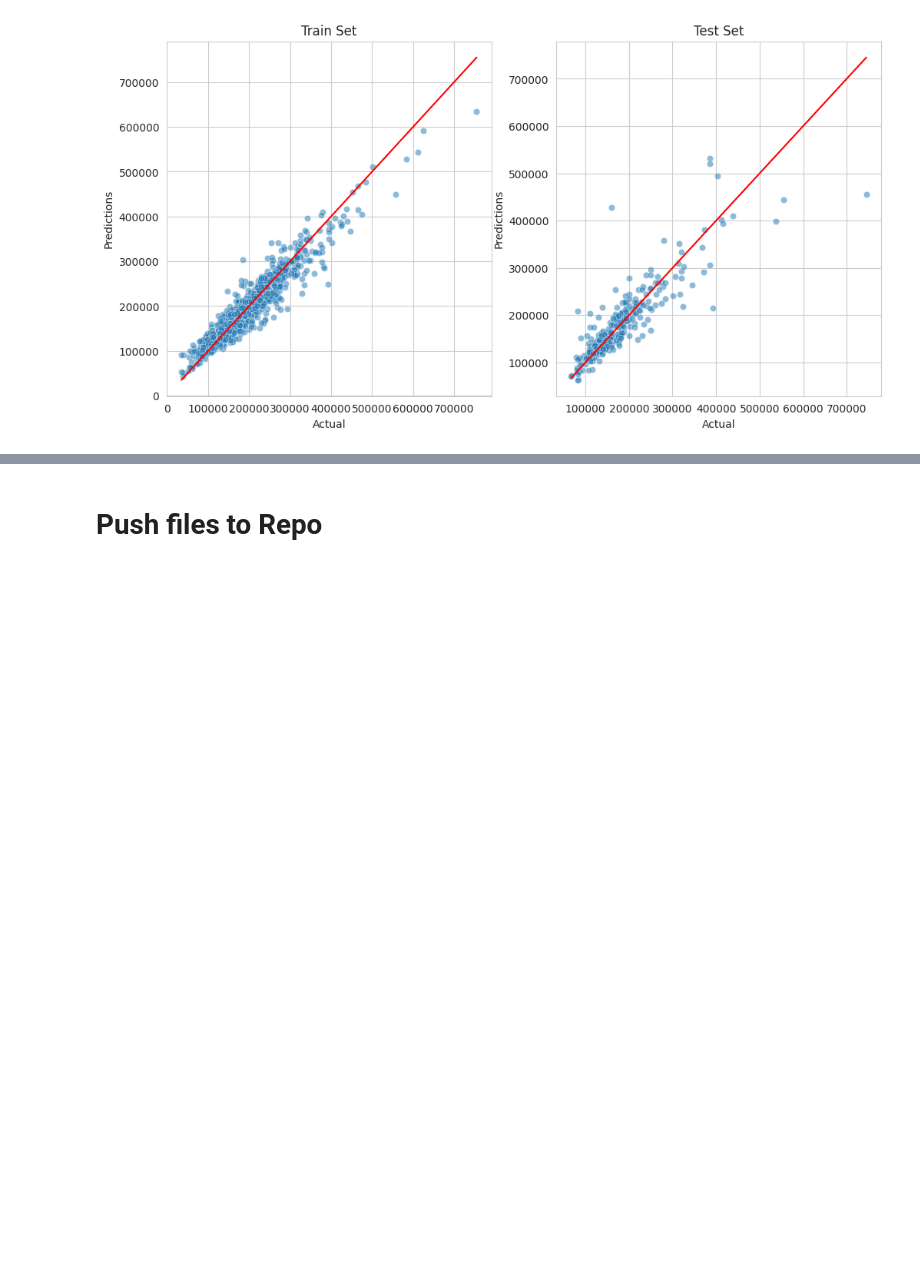
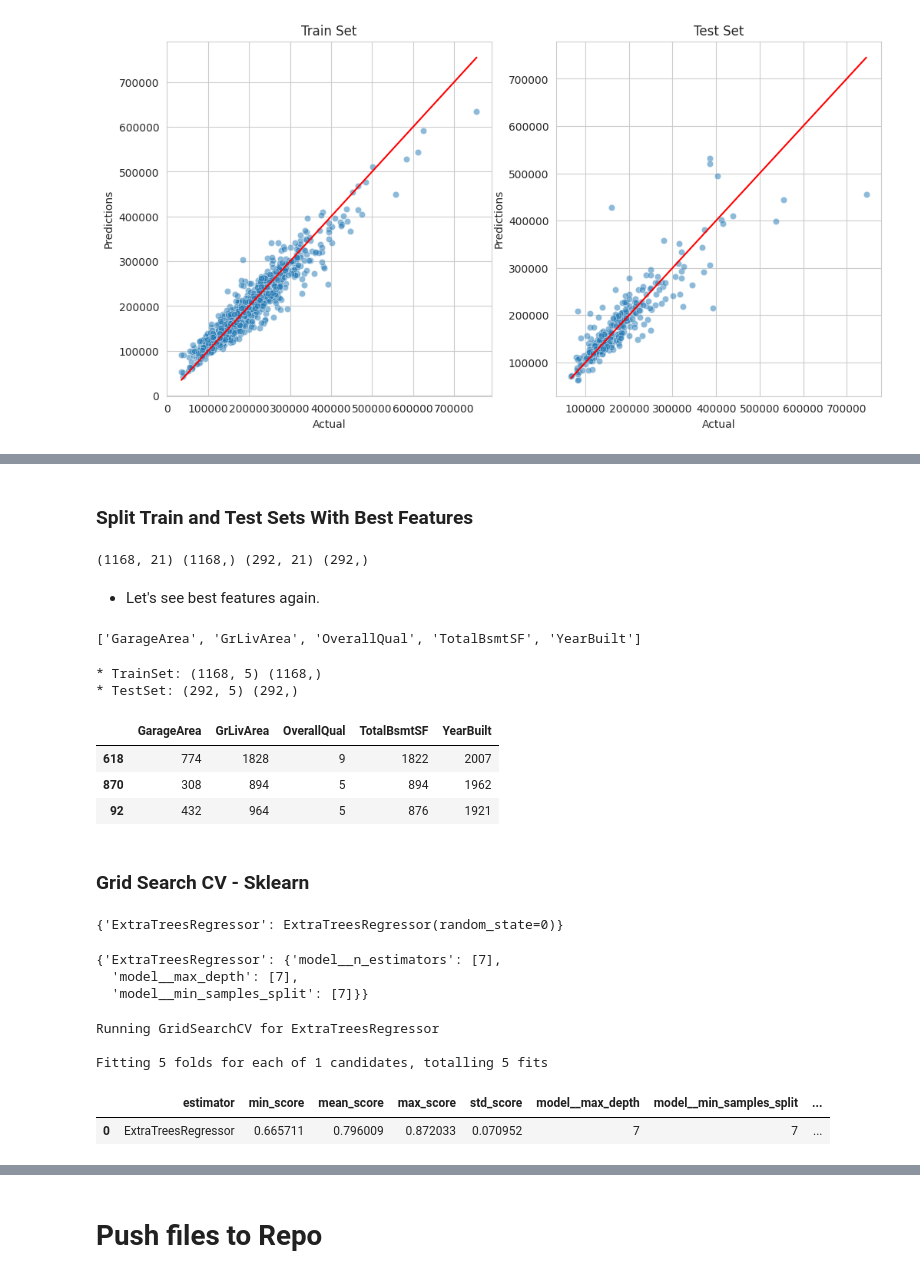
Before and after one commit to aksurcos/P5-Heritage-Housing, a Jupyter notebook: jupyter_notebooks/05_modeling_evaluation_prediction.ipynb, the cells around one changed output, grey strips where cells are left out. Drawn from its saved outputs; the diff is of its cells as text; code cells hidden in the pictures; blank space fills up the shorter version.

```diff
--- a/jupyter_notebooks/05_modeling_evaluation_prediction.ipynb
+++ b/jupyter_notebooks/05_modeling_evaluation_prediction.ipynb
@@ -857,0 +880,65 @@ Root Mean Squared Error: 41018.803
+# %% [markdown]
+### Split Train and Test Sets With Best Features
+# %%
+from sklearn.model_selection import train_test_split
+X_train, X_test,y_train, y_test = train_test_split(
+                                    cleaned_house_prices_df.drop(['SalePrice'],axis=1),
+                                    cleaned_house_prices_df['SalePrice'],
+                                    test_size = 0.2,
+                                    random_state = 0,
+                                    )
+
+print(X_train.shape, y_train.shape, X_test.shape, y_test.shape)
+# %% [output]
+(1168, 21) (1168,) (292, 21) (292,)
+# %% [markdown]
+- Let's see best features again.
+# %%
+best_features
+# %% [output]
+['GarageArea', 'GrLivArea', 'OverallQual', 'TotalBsmtSF', 'YearBuilt']
+# %%
+X_train = X_train.filter(best_features)
+X_test = X_test.filter(best_features)
+
+print("* TrainSet:", X_train.shape, y_train.shape, "\n* TestSet:",  X_test.shape, y_test.shape)
+X_train.head(3)
+# %% [output]
+* TrainSet: (1168, 5) (1168,)
+* TestSet: (292, 5) (292,)
+|  | GarageArea | GrLivArea | OverallQual | TotalBsmtSF | YearBuilt |
+| 618 | 774 | 1828 | 9 | 1822 | 2007 |
+| 870 | 308 | 894 | 5 | 894 | 1962 |
+| 92 | 432 | 964 | 5 | 876 | 1921 |
+# %% [markdown]
+### Grid Search CV - Sklearn
+# %%
+models_search
+# %% [output]
+{'ExtraTreesRegressor': ExtraTreesRegressor(random_state=0)}
+# %%
+params_search = {
+    "ExtraTreesRegressor":{
+        'model__n_estimators': [7],
+        'model__max_depth': [7],
+        'model__min_samples_split': [7],
+    }
+}
+params_search
+# %% [output]
+{'ExtraTreesRegressor': {'model__n_estimators': [7],
+  'model__max_depth': [7],
+  'model__min_samples_split': [7]}}
+# %%
+search = HyperparameterOptimizationSearch(models=models_search, params=params_search)
+search.fit(X_train, y_train, scoring = 'r2', n_jobs=-1, cv=5)
+# %% [output]
+Running GridSearchCV for ExtraTreesRegressor
+
+Fitting 5 folds for each of 1 candidates, totalling 5 fits
+# %%
+grid_search_summary, grid_search_pipelines = search.score_summary(sort_by='mean_score')
+grid_search_summary
+# %% [output]
+|  | estimator | min_score | mean_score | max_score | std_score | model__max_depth | model__min_samples_split | ... |
+| 0 | ExtraTreesRegressor | 0.665711 | 0.796009 | 0.872033 | 0.070952 | 7 | 7 | ... |
```
Also changed, not shown: parts of 30 cells of this notebook.
